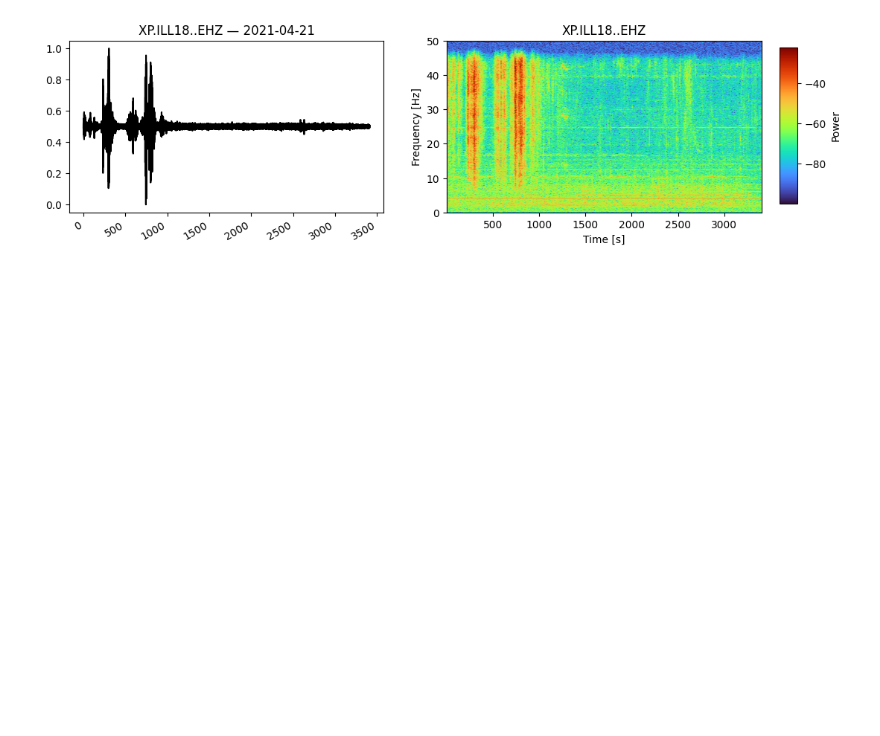
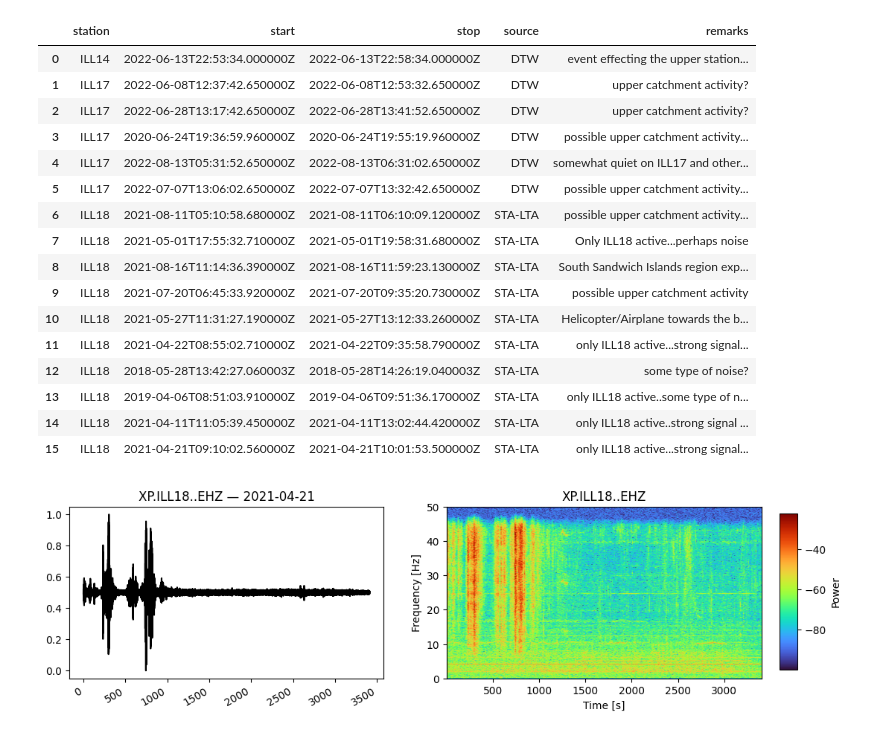
Before and after one commit to FKamper/seismic-isolation-forest, a Jupyter notebook: notebooks/to_delete.ipynb, the cells around one changed output. Drawn from its saved outputs; the diff is of its cells as text; code cells hidden in the pictures; blank space fills up the shorter version.

```diff
--- a/notebooks/to_delete.ipynb
+++ b/notebooks/to_delete.ipynb
@@ -376,3 +413,23 @@ for station in if_unconfirmed:
+# %%
+to_confirm
+# %% [output]
+|  | station | start | stop | source | remarks |
+| 0 | ILL14 | 2022-06-13T22:53:34.000000Z | 2022-06-13T22:58:34.000000Z | DTW | event effecting the upper station... |
+| 1 | ILL17 | 2022-06-08T12:37:42.650000Z | 2022-06-08T12:53:32.650000Z | DTW | upper catchment activity? |
+| 2 | ILL17 | 2022-06-28T13:17:42.650000Z | 2022-06-28T13:41:52.650000Z | DTW | upper catchment activity? |
+| 3 | ILL17 | 2020-06-24T19:36:59.960000Z | 2020-06-24T19:55:19.960000Z | DTW | possible upper catchment activity... |
+| 4 | ILL17 | 2022-08-13T05:31:52.650000Z | 2022-08-13T06:31:02.650000Z | DTW | somewhat quiet on ILL17 and other... |
+| 5 | ILL17 | 2022-07-07T13:06:02.650000Z | 2022-07-07T13:32:42.650000Z | DTW | possible upper catchment activity... |
+| 6 | ILL18 | 2021-08-11T05:10:58.680000Z | 2021-08-11T06:10:09.120000Z | STA-LTA | possible upper catchment activity... |
+| 7 | ILL18 | 2021-05-01T17:55:32.710000Z | 2021-05-01T19:58:31.680000Z | STA-LTA | Only ILL18 active...perhaps noise |
+| 8 | ILL18 | 2021-08-16T11:14:36.390000Z | 2021-08-16T11:59:23.130000Z | STA-LTA | South Sandwich Islands region exp... |
+| 9 | ILL18 | 2021-07-20T06:45:33.920000Z | 2021-07-20T09:35:20.730000Z | STA-LTA | possible upper catchment activity |
+| 10 | ILL18 | 2021-05-27T11:31:27.190000Z | 2021-05-27T13:12:33.260000Z | STA-LTA | Helicopter/Airplane towards the b... |
+| 11 | ILL18 | 2021-04-22T08:55:02.710000Z | 2021-04-22T09:35:58.790000Z | STA-LTA | only ILL18 active...strong signal... |
+| 12 | ILL18 | 2018-05-28T13:42:27.060003Z | 2018-05-28T14:26:19.040003Z | STA-LTA | some type of noise? |
+| 13 | ILL18 | 2019-04-06T08:51:03.910000Z | 2019-04-06T09:51:36.170000Z | STA-LTA | only ILL18 active..some type of n... |
+| 14 | ILL18 | 2021-04-11T11:05:39.450000Z | 2021-04-11T13:02:44.420000Z | STA-LTA | only ILL18 active..strong signal ... |
+| 15 | ILL18 | 2021-04-21T09:10:02.560000Z | 2021-04-21T10:01:53.500000Z | STA-LTA | only ILL18 active...strong signal... |
 # %%
 for station in sta_lta_unconfirmed:
     print(station, sta_lta_unconfirmed[station])
```
Also changed, not shown: parts of 46 cells of this notebook, 5 other files.
